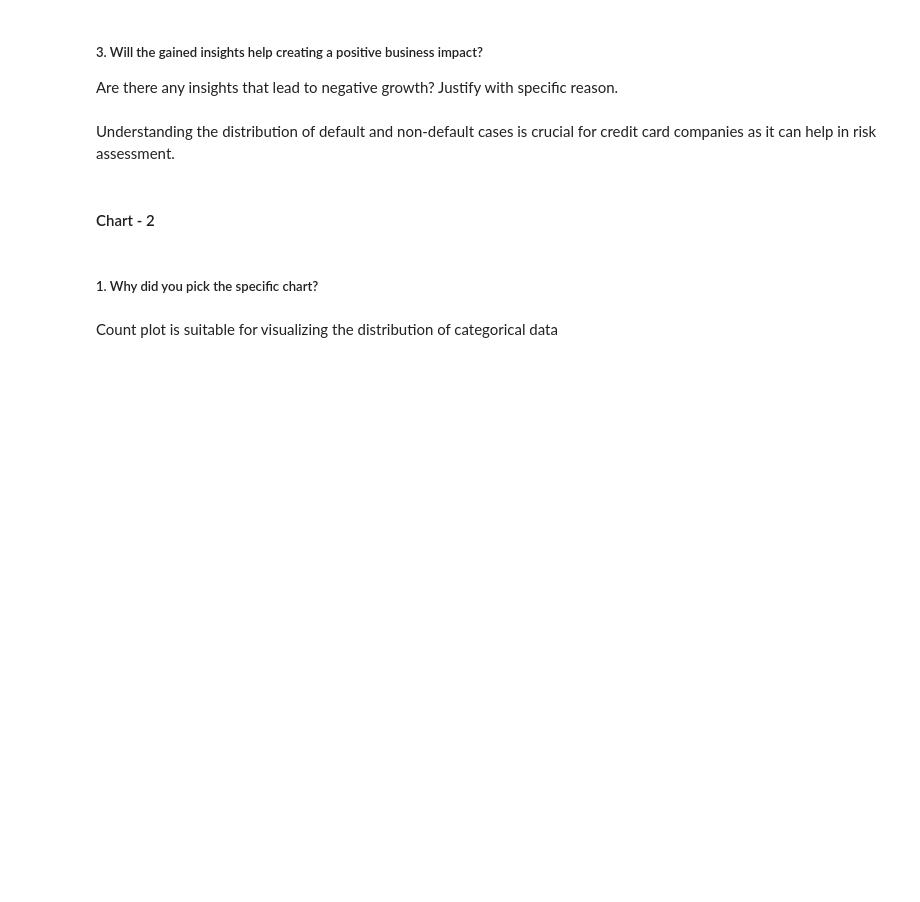
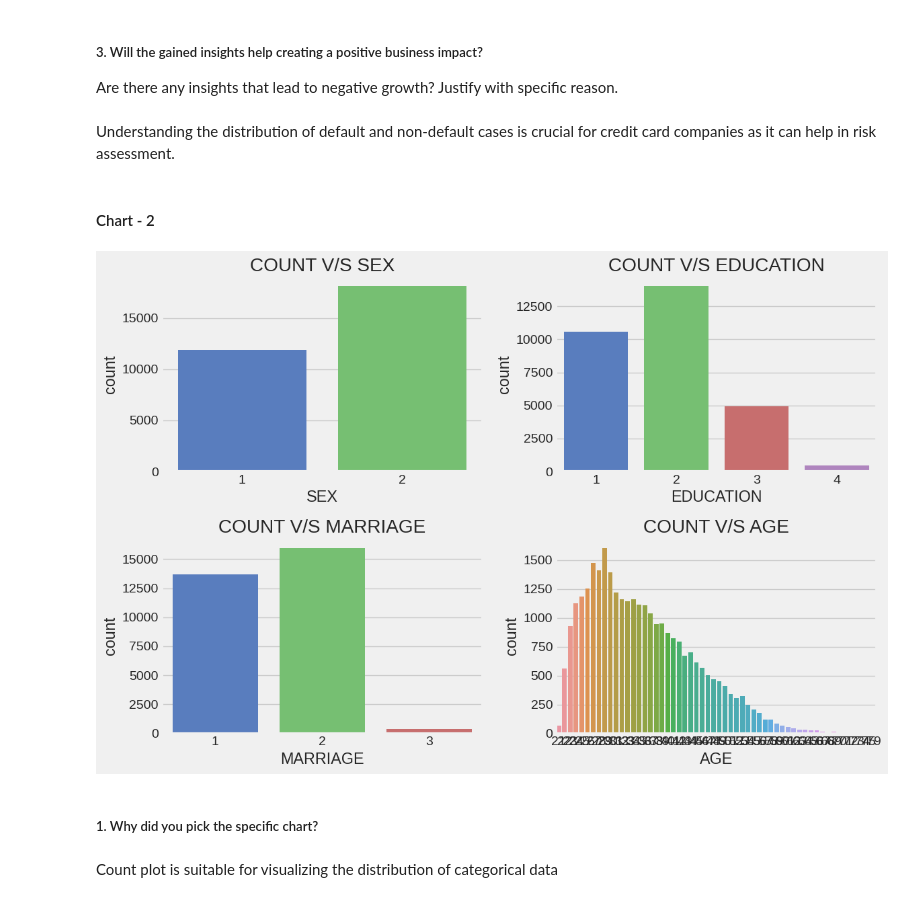
Before and after one commit to DharmendraYadav96/Credit-Card-Default-Prediction, a Jupyter notebook: Credit_Card_Default_Prediction.ipynb, the cells around one changed output. Saved outputs shown, nothing was run; the diff lists cells and outputs as text; code cells hidden in the pictures; blank space fills up the shorter version.

```diff
--- a/Credit_Card_Default_Prediction.ipynb
+++ b/Credit_Card_Default_Prediction.ipynb
@@ -293,18 +433,20 @@ Understanding the distribution of default and non-default cases is crucial for c
 # %%
 # Chart - 2 visualization code
 
 # Plotting the countplot graph for "independent_variable"
-plt.figure(figsize=(12, 7))
+plt.figure(figsize=(12, 8))
 rows=2
 cols=2
 counter=1
 
 for col in independent_variable:
   plt.subplot(rows,cols,counter)
   sns.countplot(x = col, data= df)
   plt.title(f'COUNT V/S {col}')
   counter=counter+1
   plt.tight_layout()
+# %% [output]
+[figure, added]
 # %% [markdown]
 ##### 1. Why did you pick the specific chart?
 # %% [markdown]
```
Also changed, not shown: parts of 158 cells of this notebook.
